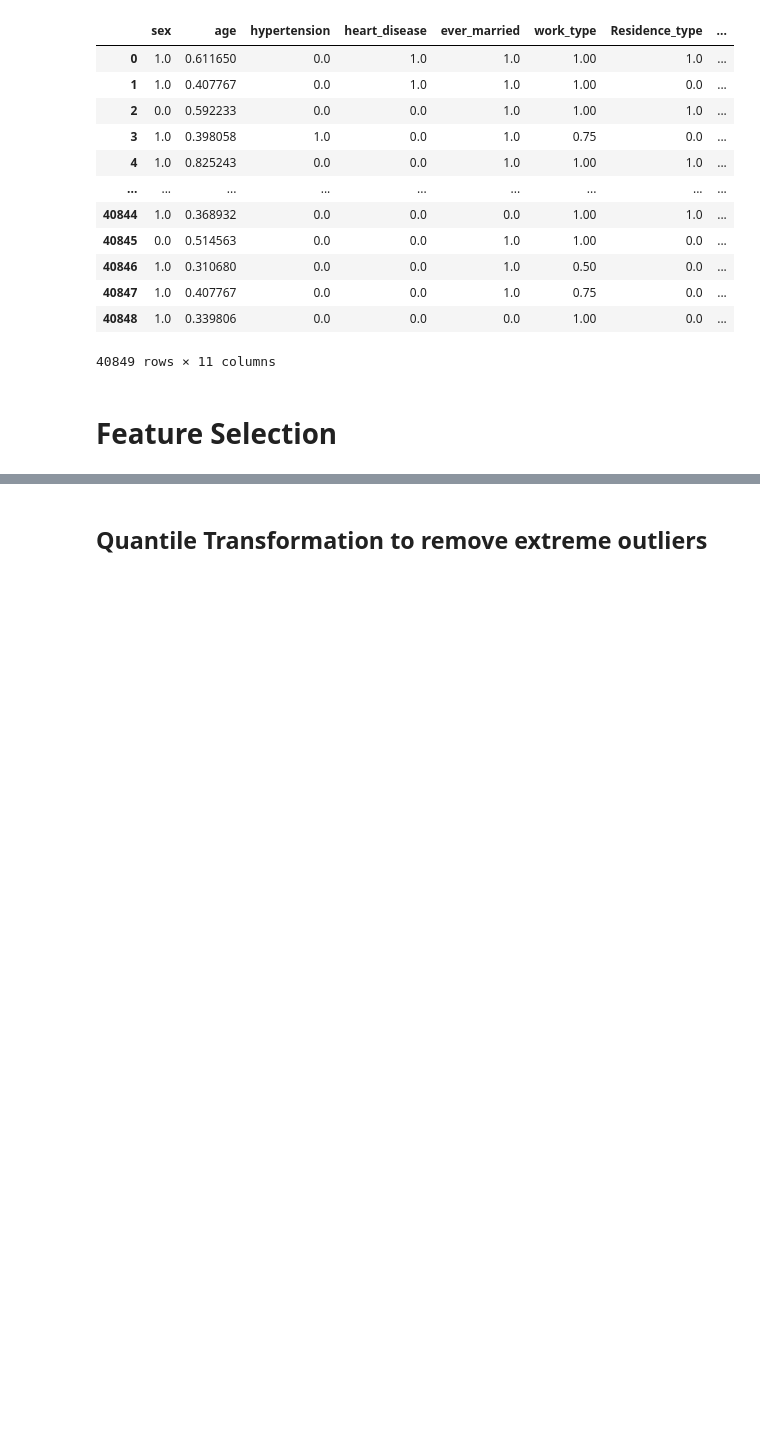
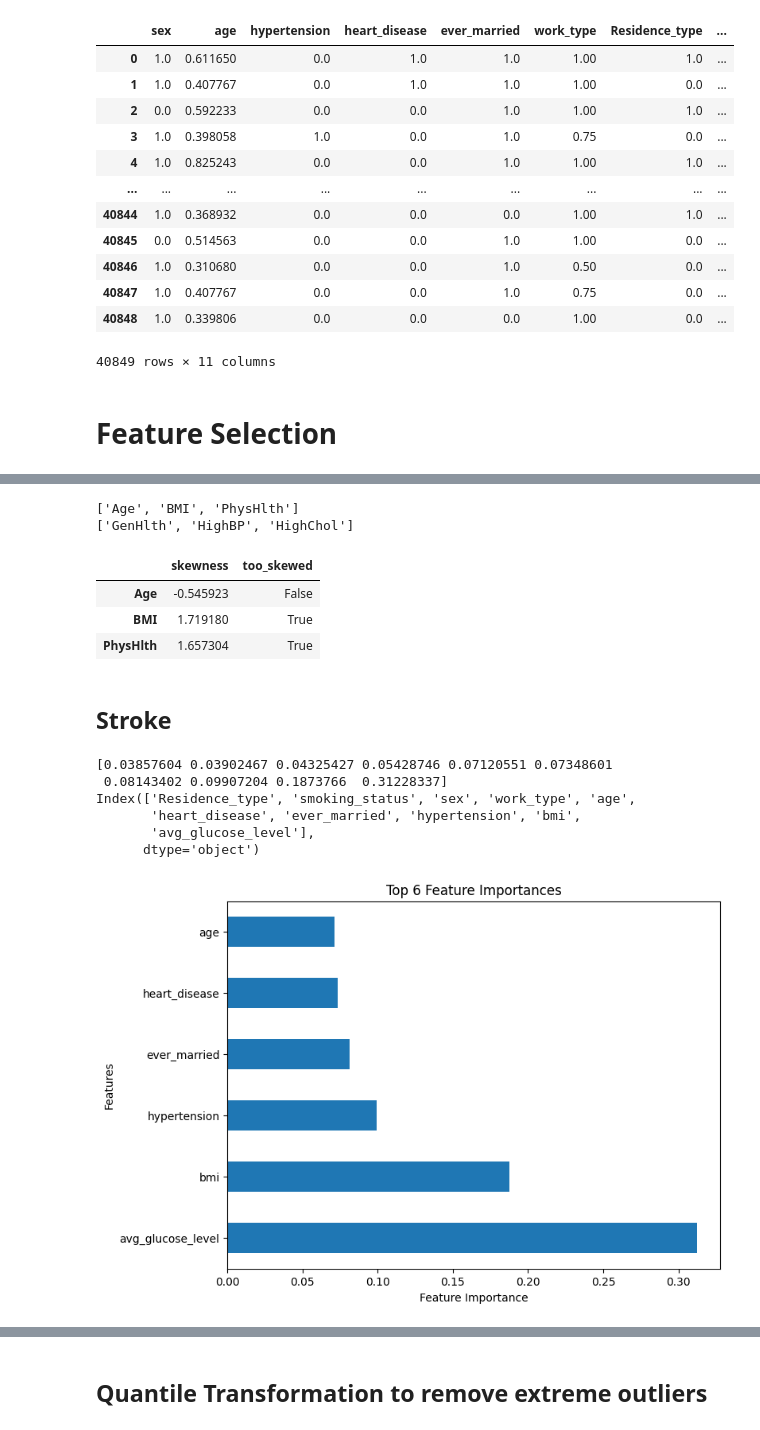
Before and after one commit to wonghorngwoei/FYP_TP055241, a Jupyter notebook: notebook/disease.ipynb, the cells around one changed output, grey strips where cells are left out. Cells and saved outputs as stored; diff of their text form; code cells hidden in the pictures; blank space fills up the shorter version.

```diff
--- a/notebook/disease.ipynb
+++ b/notebook/disease.ipynb
@@ -719,5 +824,8 @@ X_d.head()
 # %%
-numerical_cols = [col for col in X_d.columns if len(X_d[col].unique()) > 10]
-categorical_cols = list(set(X_d.columns) - set(numerical_cols))
-print(numerical_cols)
-print(categorical_cols)
+numerical_cols_d = [col for col in X_d.columns if len(X_d[col].unique()) > 10]
+categorical_cols_d = list(set(X_d.columns) - set(numerical_cols_d))
+print(numerical_cols_d)
+print(categorical_cols_d)
+# %% [output]
+['Age', 'BMI', 'PhysHlth']
+['GenHlth', 'HighBP', 'HighChol']
@@ -725,0 +832,44 @@ check_skewness(X_d, numerical_cols)
+# %%
+"""Calculating the skewness of the numerical columns to show evidence of the assumption we made"""
+df_skew = pd.DataFrame(X_d[numerical_cols_d].skew())
+df_skew.columns = ['skewness']
+
+# |skew| > 0.75 is considered as moderately skewed, |skew| > 1.0 is considered as highly skewed
+df_skew["too_skewed"] = abs(df_skew["skewness"]) > 0.75
+df_skew
+# %% [output]
+|  | skewness | too_skewed |
+| Age | -0.545923 | False |
+| BMI | 1.719180 | True |
+| PhysHlth | 1.657304 | True |
+# %% [markdown]
+## Stroke
+# %%
+X_s = data_dict['S'].iloc[:, :-1]
+y_s = data_dict['S'].iloc[:, -1]
+# %%
+xgb_clf = xgb.XGBClassifier()
+rf_clf = RandomForestClassifier()
+gb_clf = GradientBoostingClassifier()
+xgb_clf.fit(X_s, y_s)
+rf_clf.fit(X_s, y_s)
+gb_clf.fit(X_s, y_s)
+
+average_FI = (xgb_clf.feature_importances_ + rf_clf.feature_importances_  + gb_clf.feature_importances_ )/3
+print(np.sort(average_FI))
+print(X_s.columns[average_FI.argsort()])
+plt.figure(figsize=(8,6))
+feat_importances = pd.Series(average_FI, index=X_s.columns)
+feat_importances.nlargest(6).plot(kind='barh')
+plt.xlabel('Feature Importance')
+plt.ylabel('Features')
+plt.title('Top 6 Feature Importances')
+plt.show()
+# %% [output]
+[0.03857604 0.03902467 0.04325427 0.05428746 0.07120551 0.07348601
+ 0.08143402 0.09907204 0.1873766  0.31228337]
+Index(['Residence_type', 'smoking_status', 'sex', 'work_type', 'age',
+       'heart_disease', 'ever_married', 'hypertension', 'bmi',
+       'avg_glucose_level'],
+      dtype='object')
+[figure, added]
```
Also changed, not shown: parts of 136 cells of this notebook, 12 other files.
